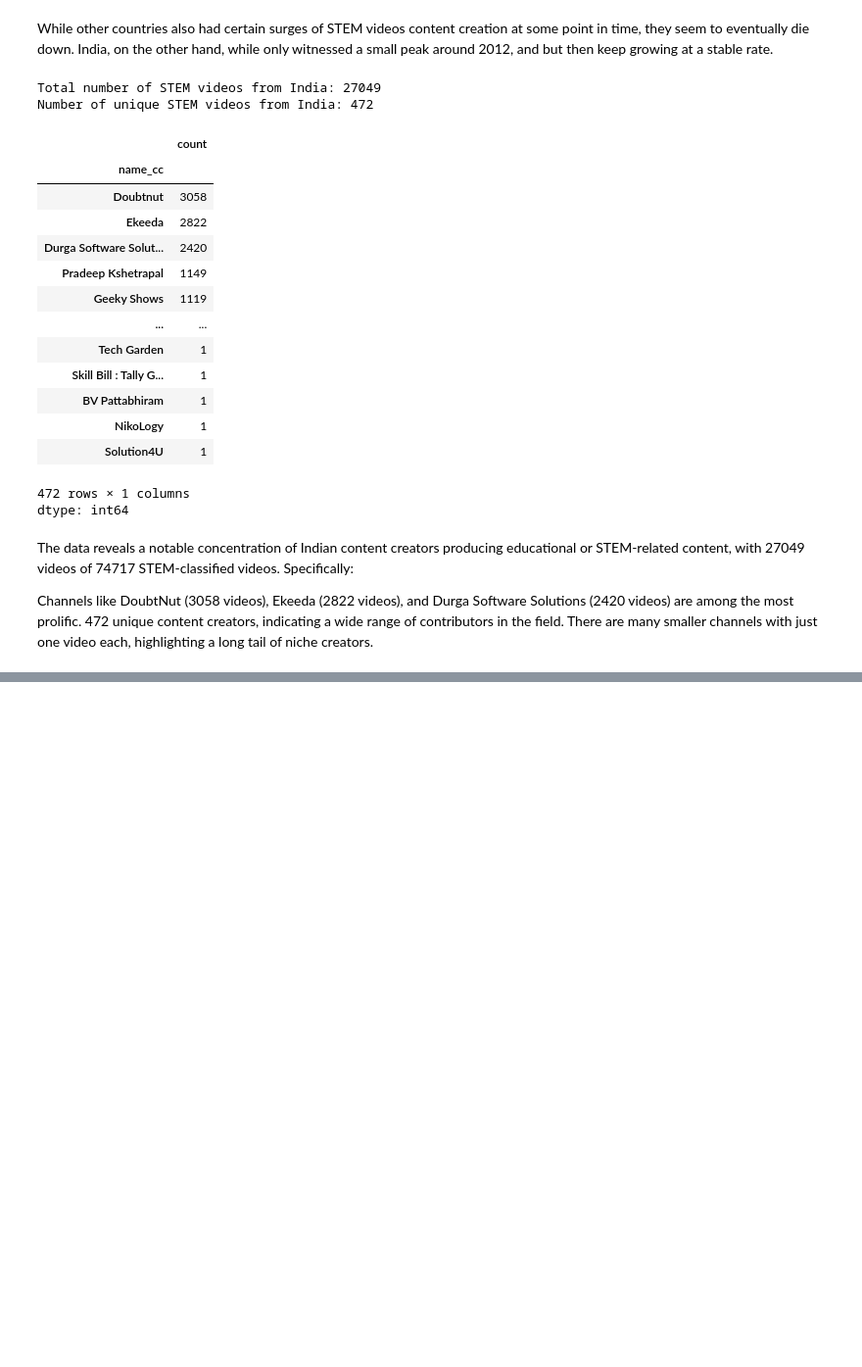
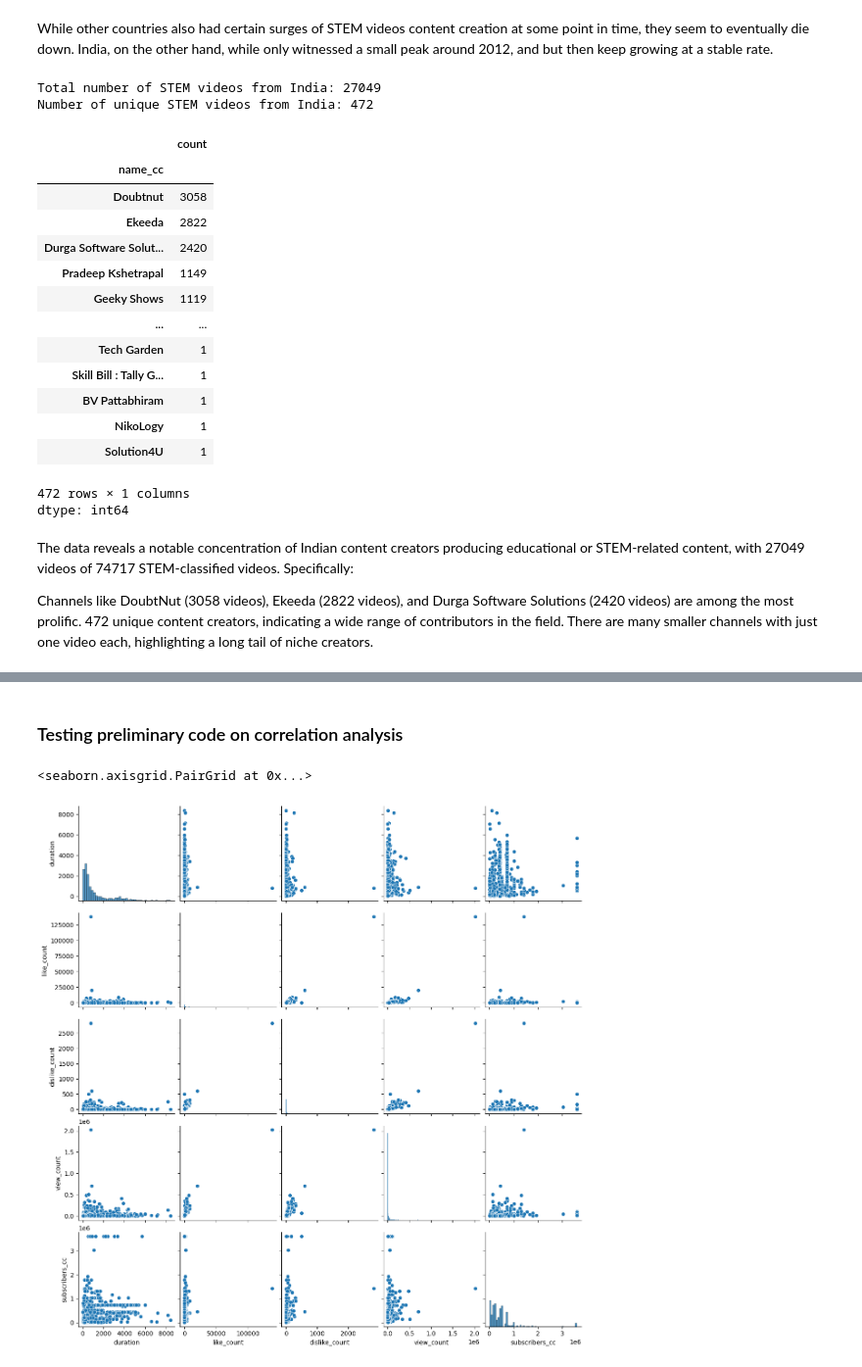
Before and after one commit to epfl-ada/ada-2024-project-adacadabra2048, a Jupyter notebook: result_tmp.ipynb, the cells around one changed output, grey strips where cells are left out. Shown at 98% size. Cells and saved outputs as stored; diff of their text form; code cells hidden in the pictures; blank space fills up the shorter version.

```diff
--- a/result_tmp.ipynb
+++ b/result_tmp.ipynb
@@ -312,0 +358,35 @@ Channels like DoubtNut (3058 videos), Ekeeda (2822 videos), and Durga Software S
+# %%
+# Prepare keywords_count dictionary
+keywords_count = defaultdict(int)
+
+# Helper function to generate n-grams
+def generate_ngrams(text, n):
+    words = text.split()
+    return [" ".join(words[i:i+n]) for i in range(len(words)-n+1)]
+
+# Function to process a single row
+def process_row(idx, row):
+    matched_keywords = set(row["title_matched_keywords"].split(", ") + row["tag_matched_keywords"].split(", "))
+    matched_categories = set()
+
+    for category, keywords in keywords_data.items():
+        for keyword in keywords:
+            n = len(keyword.split())  # Determine n for n-grams
+            for matched_keyword in matched_keywords:
+                ngrams = generate_ngrams(matched_keyword, n)
+                if keyword in ngrams:
+                    keywords_count[category] += 1
+                    matched_categories.add(category)
+
+    return idx, ", ".join(matched_categories)
+
+# Add new column for matched_category
+df_stem_india["matched_category"] = ""
+
+# Process rows with ThreadPoolExecutor
+with ThreadPoolExecutor() as executor:
+    results = list(tqdm(executor.map(lambda x: process_row(x[0], x[1]), df_stem_india.iterrows()), total=len(df_stem_india)))
+
+# Update DataFrame with results
+for idx, matched_category in results:
+    df_stem_india.at[idx, "matched_category"] = matched_category
@@ -312,0 +469,8 @@ Channels like DoubtNut (3058 videos), Ekeeda (2822 videos), and Durga Software S
+# %% [markdown]
+### Testing preliminary code on correlation analysis
+# %%
+# Running the whole thing took soooooooo long so just testing a subsample first
+sns.pairplot(df_stem_india.sample(1000)[['duration', 'like_count', 'dislike_count', 'view_count', 'subscribers_cc']])
+# %% [output]
+<seaborn.axisgrid.PairGrid at 0x...>
+[figure, added]
```
Also changed, not shown: parts of 24 cells of this notebook.
